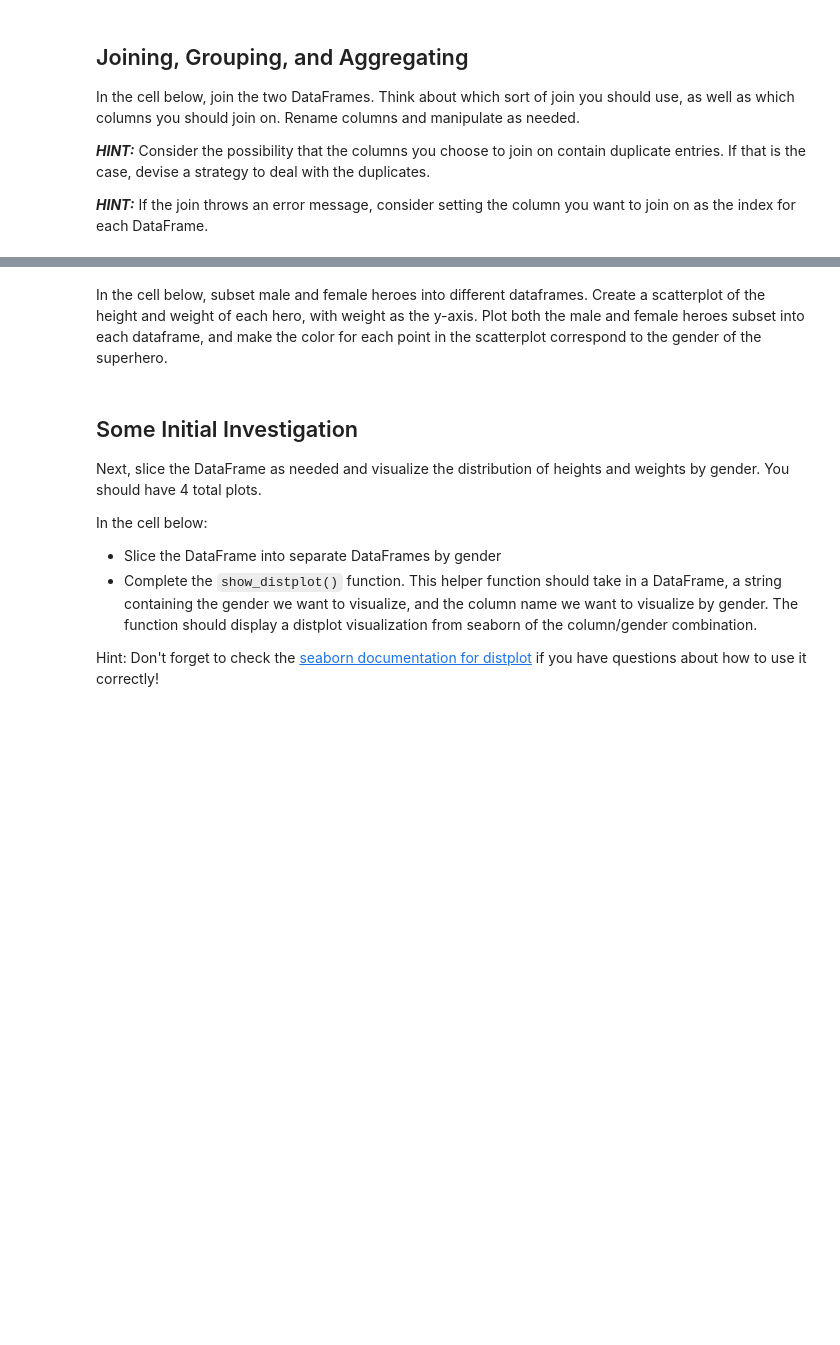
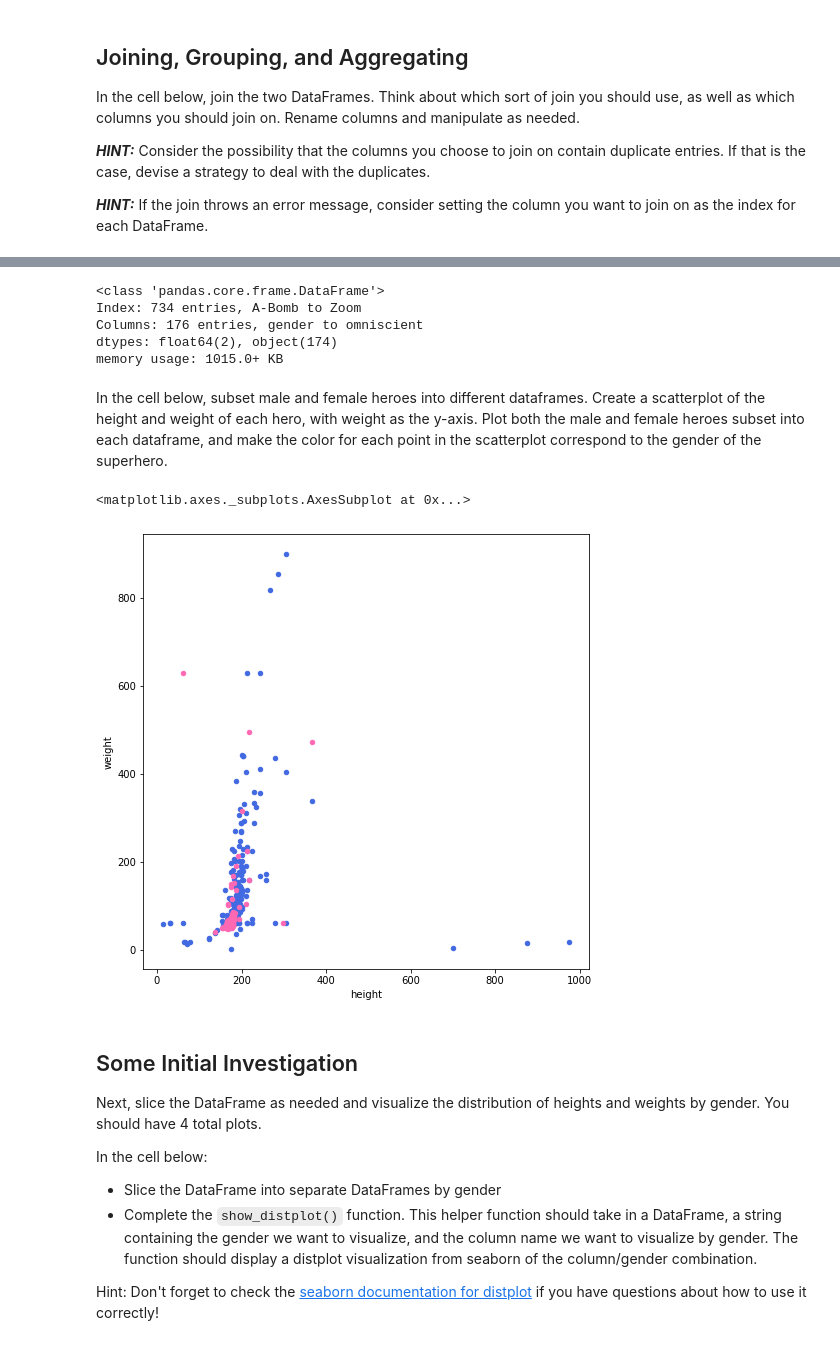
Before and after one commit to mokome/dsc-data-cleaning-project-dc-ds-111819, a Jupyter notebook: index-muoyo.ipynb, the cells around one changed output, grey strips where cells are left out. Cells and saved outputs as stored; diff of their text form; code cells hidden in the pictures; blank space fills up the shorter version.

Commit message:
Project - Data Cleaning

```diff
--- a/index-muoyo.ipynb
+++ b/index-muoyo.ipynb
@@ -188,0 +175,7 @@ Name: weight, Length: 134, dtype: int64
+# %%
+heroes_df['skin_color'].value_counts()
+heroes_df['skin_color'] = heroes_df['skin_color'].replace('-', 'unknown')
+heroes_df['eye_color'] = heroes_df['eye_color'].replace('-', 'unknown')
+heroes_df['hair_color'] = heroes_df['hair_color'].replace('-', 'unknown')
+heroes_df['alignment'] = heroes_df['alignment'].replace('-', 'unknown')
+heroes_df['race'] = heroes_df['race'].replace('-', 'Unknown')
@@ -197,5 +227,23 @@ In the cell below, join the two DataFrames.  Think about which sort of join you
+# %%
+joined_df.columns
+joined_df.info()
+# %% [output]
+<class 'pandas.core.frame.DataFrame'>
+Index: 734 entries, A-Bomb to Zoom
+Columns: 176 entries, gender to omniscient
+dtypes: float64(2), object(174)
+memory usage: 1015.0+ KB
 # %% [markdown]
 In the cell below, subset male and female heroes into different dataframes.  Create a scatterplot of the height and weight of each hero, with weight as the y-axis.  Plot both the male and female heroes subset into each dataframe, and make the color for each point in the scatterplot correspond to the gender of the superhero.
+# %%
+male_heroes_df = heroes_df.loc[heroes_df['gender'] == 'Male']
+female_heroes_df = heroes_df.loc[heroes_df['gender'] == 'Female']
+
+ax = male_heroes_df.plot(x='height', y='weight', kind='scatter', color='royalblue', figsize=(8, 8))
+female_heroes_df.plot(x='height', y='weight', kind='scatter', color='hotpink', figsize=(8, 8), ax=ax)
+# %% [output]
+<matplotlib.axes._subplots.AxesSubplot at 0x...>
+[figure, added]
 # %% [markdown]
 ## Some Initial Investigation
 
```
Also changed, not shown: parts of 18 cells of this notebook.
